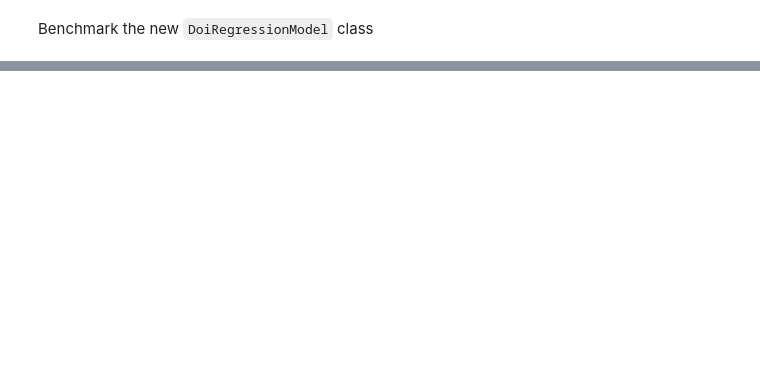
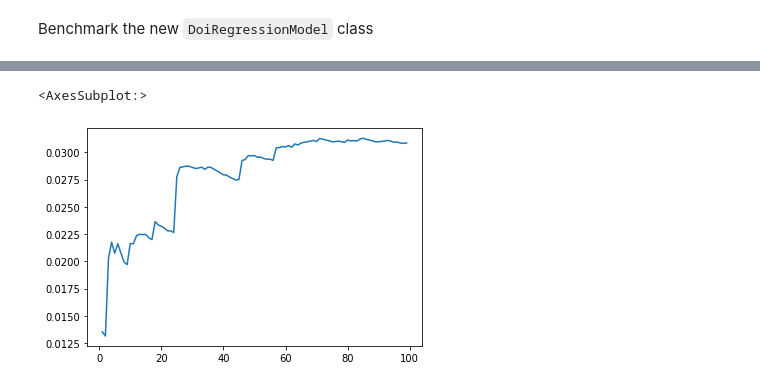
Before and after one commit to vis-au/prointerest, a Jupyter notebook: server/benchmarks/benchmarks.ipynb, the cells around one changed output, grey strips where cells are left out. Saved outputs shown, nothing was run; the diff lists cells and outputs as text; code cells hidden in the pictures; blank space fills up the shorter version.

```diff
--- a/server/benchmarks/benchmarks.ipynb
+++ b/server/benchmarks/benchmarks.ipynb
@@ -180,3 +241,9 @@ Plot the prediction scores of the regression model across varying `max_depth` pa
+# %%
+# doi_error_results["mean"].plot()
+doi_error_results["error_std"].plot()
+# %% [output]
+<AxesSubplot:>
+[figure, added]
 # %%
 max_depth_results.boxplot(column="score", by="max_depth")
 # %% [output]
```
Also changed, not shown: parts of 7 cells of this notebook.
